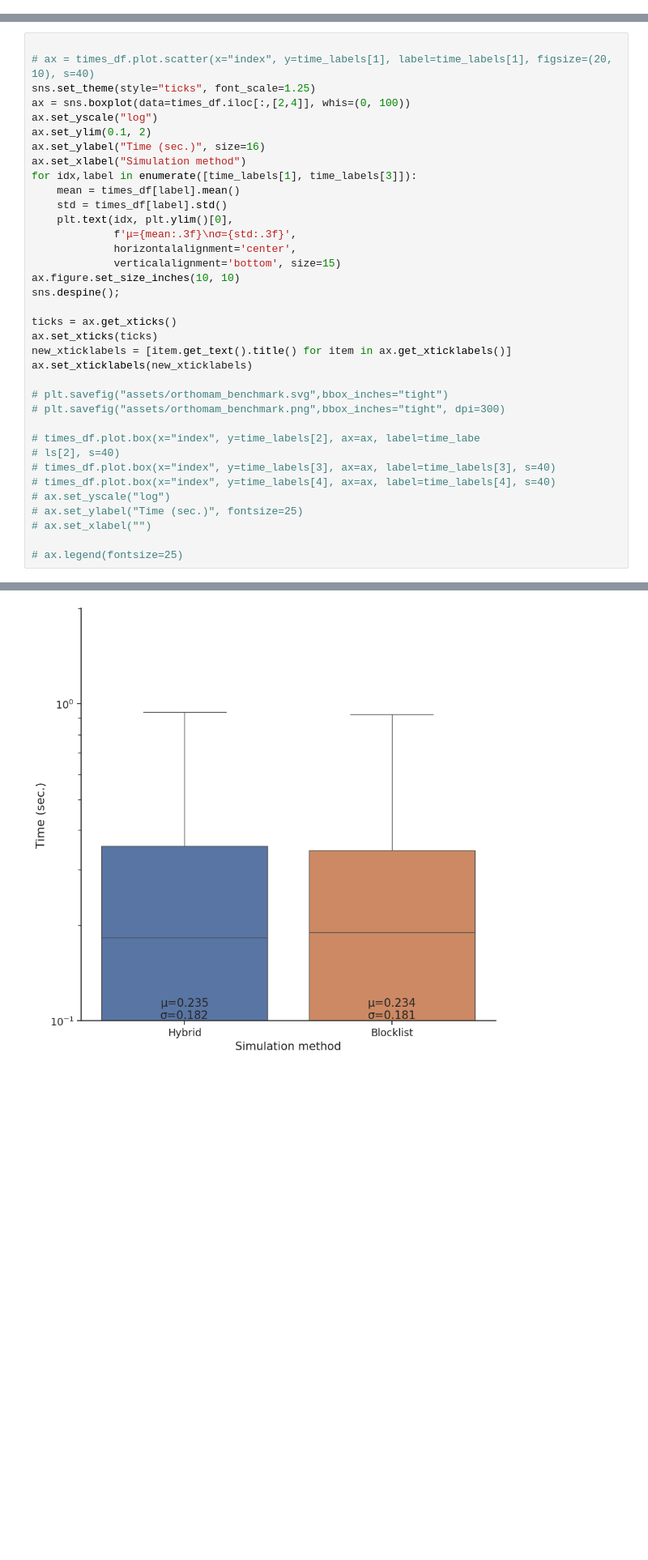
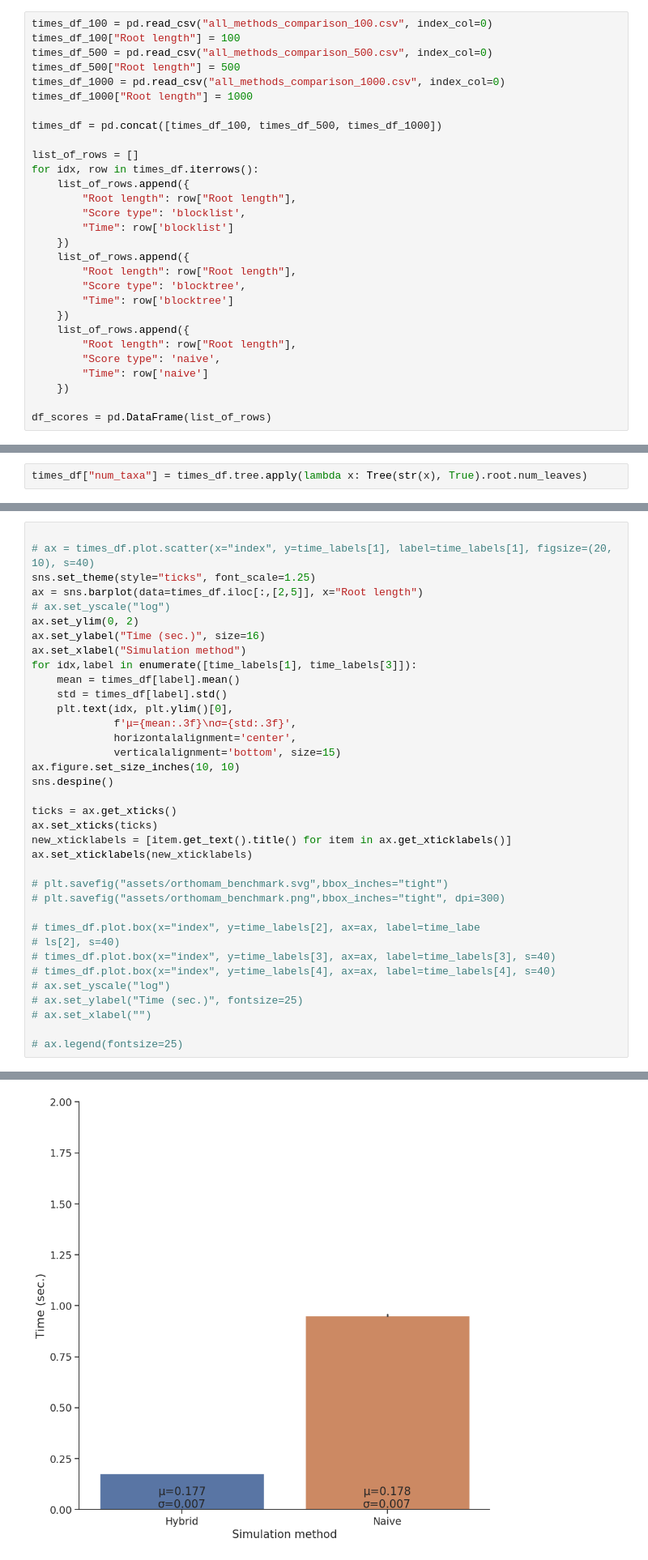
Before and after one commit to nimrodSerokTAU/evo-sim, a Jupyter notebook: benchmark/empirical_trees.ipynb, the cells around one changed output, grey strips where cells are left out. Shown at 81% size. Drawn from its saved outputs; the diff is of its cells as text; blank space fills up the shorter version.

Commit message:
changed benchmark plot

```diff
--- a/benchmark/empirical_trees.ipynb
+++ b/benchmark/empirical_trees.ipynb
@@ -146,0 +130,29 @@ times_df
+# %%
+times_df_100 = pd.read_csv("all_methods_comparison_100.csv", index_col=0)
+times_df_100["Root length"] = 100
+times_df_500 = pd.read_csv("all_methods_comparison_500.csv", index_col=0)
+times_df_500["Root length"] = 500
+times_df_1000 = pd.read_csv("all_methods_comparison_1000.csv", index_col=0)
+times_df_1000["Root length"] = 1000
+
+times_df = pd.concat([times_df_100, times_df_500, times_df_1000])
+
+list_of_rows = []
+for idx, row in times_df.iterrows():
+    list_of_rows.append({
+        "Root length": row["Root length"],
+        "Score type": 'blocklist',
+        "Time": row['blocklist']
+    })
+    list_of_rows.append({
+        "Root length": row["Root length"],
+        "Score type": 'blocktree',
+        "Time": row['blocktree']
+    })
+    list_of_rows.append({
+        "Root length": row["Root length"],
+        "Score type": 'naive',
+        "Time": row['naive']
+    })
+
+df_scores = pd.DataFrame(list_of_rows)
@@ -155,2 +190,4 @@ Name: count, dtype: int64
+# %%
+times_df["num_taxa"] = times_df.tree.apply(lambda x: Tree(str(x), True).root.num_leaves)
 # %%
 times_df
@@ -195,9 +222,9 @@ Comparison  Statistic  p-value  Lower CI  Upper CI
 
 # ax = times_df.plot.scatter(x="index", y=time_labels[1], label=time_labels[1], figsize=(20, 10), s=40)
 sns.set_theme(style="ticks", font_scale=1.25)
-ax = sns.boxplot(data=times_df.iloc[:,[2,4]], whis=(0, 100))
-ax.set_yscale("log")
-ax.set_ylim(0.1, 2)
+ax = sns.barplot(data=times_df.iloc[:,[2,5]], x="Root length")
+# ax.set_yscale("log")
+ax.set_ylim(0, 2)
 ax.set_ylabel("Time (sec.)", size=16)
 ax.set_xlabel("Simulation method")
 for idx,label in enumerate([time_labels[1], time_labels[3]]):
@@ -208,7 +235,7 @@ for idx,label in enumerate([time_labels[1], time_labels[3]]):
              horizontalalignment='center',
              verticalalignment='bottom', size=15)
 ax.figure.set_size_inches(10, 10)
-sns.despine();
+sns.despine()
 
 ticks = ax.get_xticks()
 ax.set_xticks(ticks)
@@ -232 +259 @@ ax.set_xticklabels(new_xticklabels)
-[figure, old version]
+[figure, new version]
```
Also changed, not shown: parts of 14 cells of this notebook, 5 other files.
